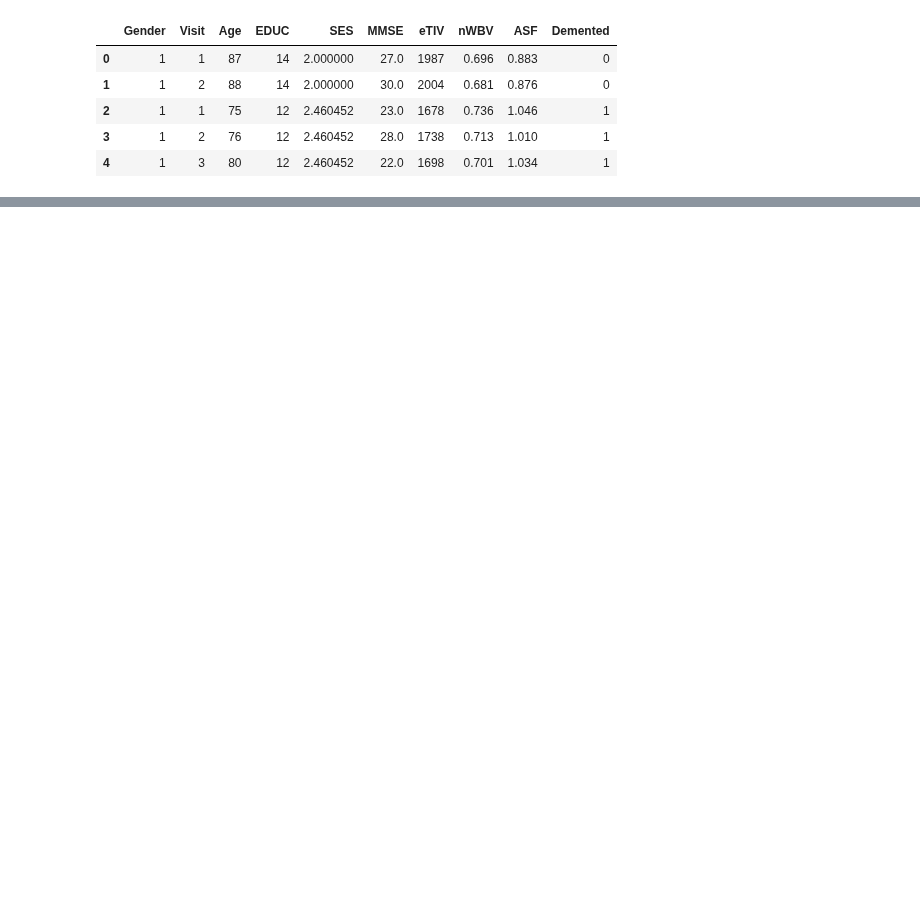
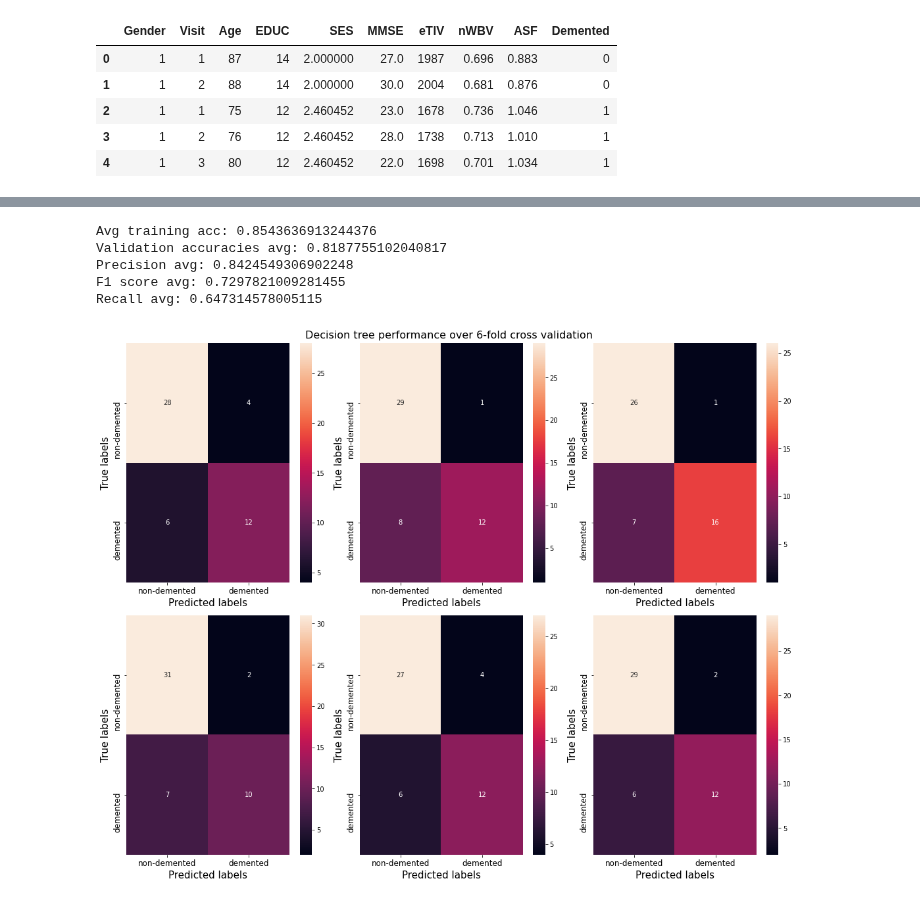
Before and after one commit to hakav/dementia-detection, a Jupyter notebook: MLproject.ipynb, the cells around one changed output, grey strips where cells are left out. Saved outputs shown, nothing was run; the diff lists cells and outputs as text; code cells hidden in the pictures; blank space fills up the shorter version.

```diff
--- a/MLproject.ipynb
+++ b/MLproject.ipynb
@@ -126,0 +186,67 @@ plt.tight_layout()
+# %%
+dt = tree.DecisionTreeClassifier(max_depth=2)
+cv = KFold(n_splits=6, shuffle=True, random_state=42)
+
+avg_accuracies = []
+
+training_accuracy_dt = [] # store the training errors
+validation_accuracy_dt = [] # store the validation errors
+precision_scores_dt = []
+recall_scores_dt = []
+f1scores_dt = []
+plt.figure(figsize=(15, 12))
+plt.subplots_adjust(hspace=0.7)
+
+
+
+# Iterate through the indices of train and validation (iteration through each split)
+for i, (train_index, val_index) in enumerate(cv.split(y_cv)):
+
+    ax = plt.subplot(2,3,i+1)
+
+    X_train_dt, X_val_dt = X_cv[train_index], X_cv[val_index]
+    y_train_dt, y_val_dt = y_cv[train_index], y_cv[val_index]
+
+    dt.fit(scaler.fit_transform(X_train_dt), y_train_dt)
+
+    y_pred_train_dt = dt.predict(scaler.fit_transform(X_train_dt))
+    y_pred_val_dt = dt.predict(scaler.fit_transform(X_val_dt))
+
+    acc_train_dt = accuracy_score(y_train_dt, y_pred_train_dt)
+    acc_val_dt = accuracy_score(y_val_dt, y_pred_val_dt)
+
+
+    conf_mat = confusion_matrix(y_val_dt, y_pred_val_dt)
+
+    precision = conf_mat[1,1]/(conf_mat[0, 1]+conf_mat[1, 1])
+    precision_scores_dt.append(precision)
+    recall_scores_dt.append(recall_score(y_val_dt, y_pred_val_dt))
+
+
+    sns.heatmap(conf_mat, annot=True, fmt='g', ax=ax)
+    ax.set_xlabel('Predicted labels',fontsize=15)
+    ax.set_ylabel('True labels',fontsize=15)
+    ax.xaxis.set_ticklabels(['non-demented', 'demented'],fontsize=12)
+    ax.yaxis.set_ticklabels(['non-demented', 'demented'],fontsize=12)
+
+    training_accuracy_dt.append(acc_train_dt)
+    validation_accuracy_dt.append(acc_val_dt)
+    f1scores_dt.append(f1_score(y_val_dt, y_pred_val_dt))
+
+
+
+
+plt.suptitle('Decision tree performance over 6-fold cross validation', fontsize=16)
+plt.tight_layout()
+print('Avg training acc:', mean(training_accuracy_dt))
+print('Validation accuracies avg:', mean(validation_accuracy_dt))
+print('Precision avg:', mean(precision_scores_dt))
+print('F1 score avg:', mean(f1scores_dt))
+print('Recall avg:', mean(recall_scores_dt))
+# %% [output]
+Avg training acc: 0.8543636913244376
+Validation accuracies avg: 0.8187755102040817
+Precision avg: 0.8424549306902248
+F1 score avg: 0.7297821009281455
+Recall avg: 0.647314578005115
+[figure, added]
```
Also changed, not shown: parts of 7 cells of this notebook.
